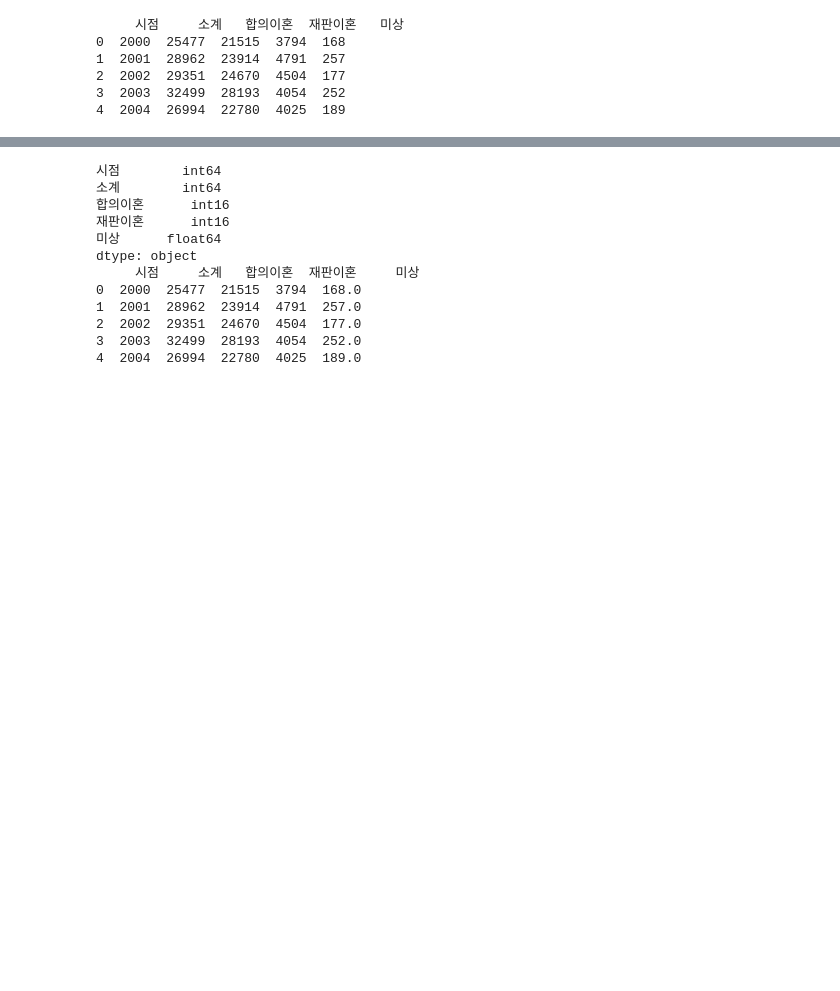
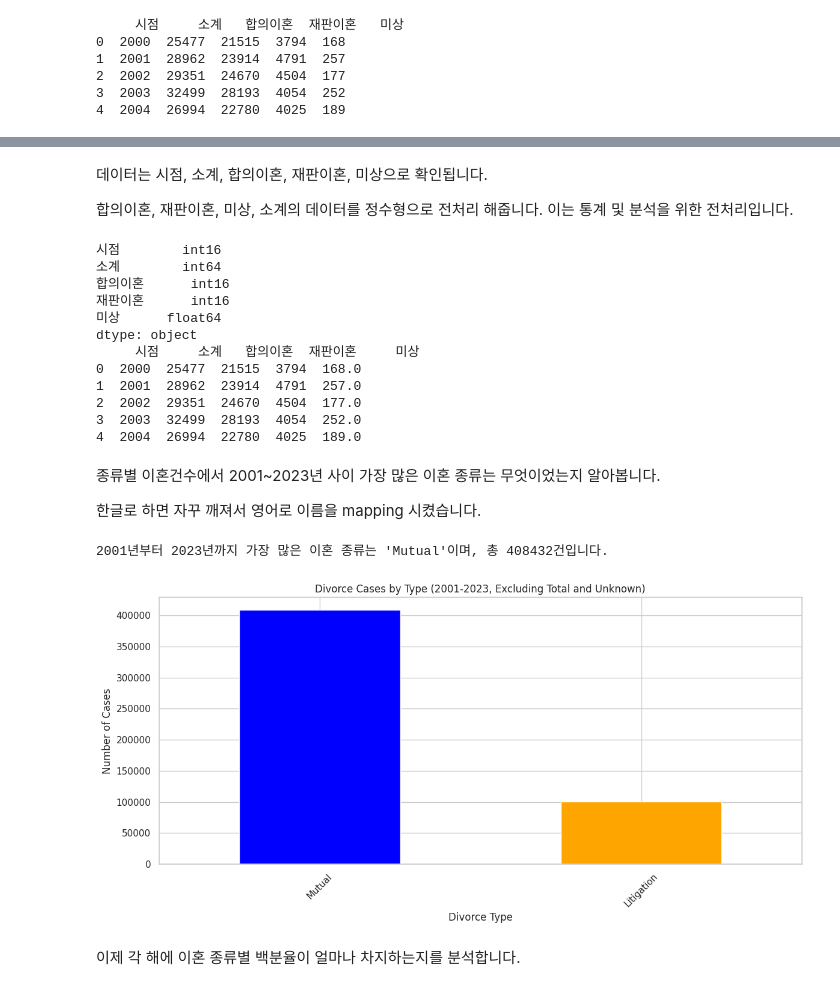
Before and after one commit to rs-next/DataProject, a Jupyter notebook: example.ipynb, the cells around one changed output, grey strips where cells are left out. Drawn from its saved outputs; the diff is of its cells as text; code cells hidden in the pictures; blank space fills up the shorter version.

```diff
--- a/example.ipynb
+++ b/example.ipynb
@@ -16,13 +40,18 @@ print(df.head())
+# %% [markdown]
+데이터는 시점, 소계, 합의이혼, 재판이혼, 미상으로 확인됩니다.
+
+합의이혼, 재판이혼, 미상, 소계의 데이터를 정수형으로 전처리 해줍니다.
+이는 통계 및 분석을 위한 전처리입니다.
 # %%
 # 정수형으로 변환
-columns_to_convert = ['합의이혼', '재판이혼', '미상']
+columns_to_convert = ['시점','합의이혼', '재판이혼', '미상']
 df[columns_to_convert] = df[columns_to_convert].apply(pd.to_numeric, errors='coerce', downcast='integer')
 
 # 변환 결과 확인
 print(df.dtypes)
 print(df.head())
 # %% [output]
-시점        int64
+시점        int16
 소계        int64
 합의이혼      int16
 재판이혼      int16
@@ -34,3 +63,7 @@ dtype: object
 2  2002  29351  24670  4504  177.0
 3  2003  32499  28193  4054  252.0
 4  2004  26994  22780  4025  189.0
+# %% [markdown]
+종류별 이혼건수에서 2001~2023년 사이 가장 많은 이혼 종류는 무엇이었는지 알아봅니다.
+
+한글로 하면 자꾸 깨져서 영어로 이름을 mapping 시켰습니다.
@@ -36,0 +89,33 @@ dtype: object
+# %%
+# 2001~2023년 사이 가장 많은 이혼 종류 찾기 (Total, Unknown 제외)
+filtered_columns = ['Mutual', 'Litigation']
+most_divorced_type = divorce_types[filtered_columns].sum().idxmax()
+most_divorced_count = divorce_types[most_divorced_type].sum()
+
+# 결과 출력
+print(f"2001년부터 2023년까지 가장 많은 이혼 종류는 '{most_divorced_type}'이며, 총 {most_divorced_count}건입니다.")
+# %% [output]
+2001년부터 2023년까지 가장 많은 이혼 종류는 'Mutual'이며, 총 408432건입니다.
+# %%
+
+# 시각화
+import matplotlib.pyplot as plt
+import seaborn as sns
+
+# 시각화 스타일 설정
+sns.set(style="whitegrid")
+plt.rcParams["figure.figsize"] = (12, 6)
+
+# Total과 Unknown 제외한 Mutual과 Litigation만 그래프에 표시
+plt.figure()
+divorce_types.set_index('Year')[filtered_columns].sum().plot(kind='bar', color=['blue', 'orange'])
+plt.title('Divorce Cases by Type (2001-2023, Excluding Total and Unknown)')
+plt.ylabel('Number of Cases')
+plt.xlabel('Divorce Type')
+plt.xticks(rotation=45)
+plt.tight_layout()
+plt.show()
+# %% [output]
+[figure, added]
+# %% [markdown]
+이제 각 해에 이혼 종류별 백분율이 얼마나 차지하는지를 분석합니다.
```
Also changed, not shown: parts of 10 cells of this notebook, 1 other file.
